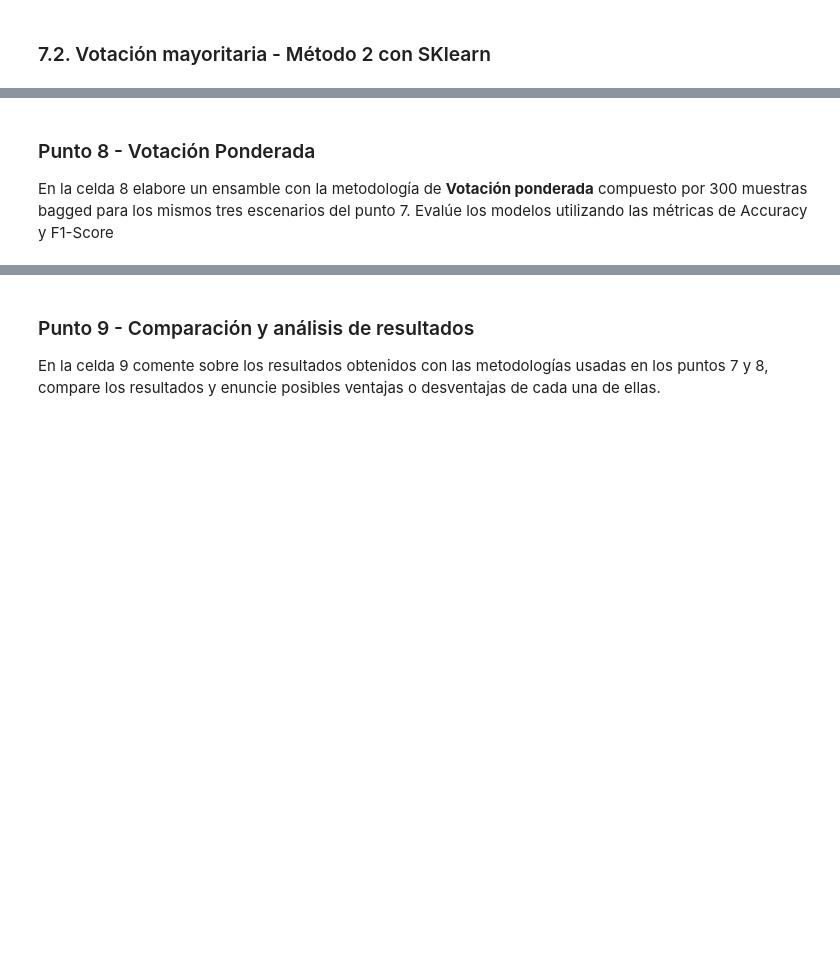
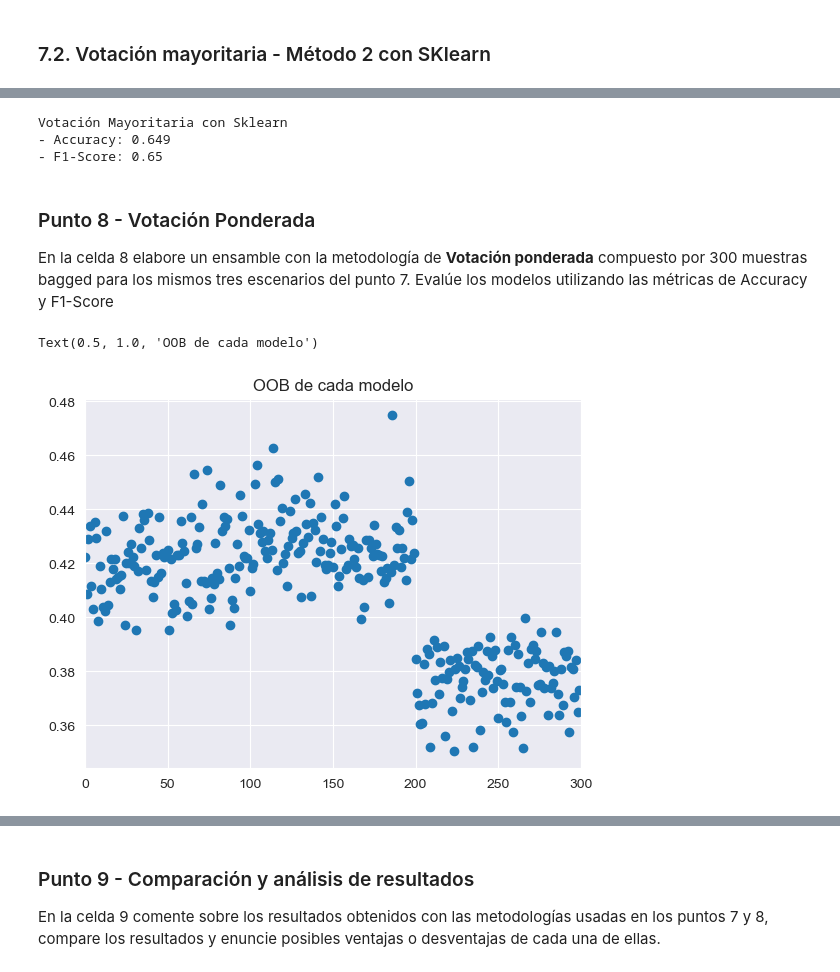
Before and after one commit to jantonioagudelo/MIAD_ML_NLP_2026, a Jupyter notebook: Semana 1/S1TC1_arboles_ensamblajes.ipynb, the cells around one changed output, grey strips where cells are left out. Cells and saved outputs as stored; diff of their text form; code cells hidden in the pictures; blank space fills up the shorter version.

```diff
--- a/Semana 1/S1TC1_arboles_ensamblajes.ipynb
+++ b/Semana 1/S1TC1_arboles_ensamblajes.ipynb
@@ -843,0 +850,5 @@ f1_score(predict_hojas, y_test), accuracy_score(predict_hojas, y_test)
+# %%
+modelo_mrl = LogisticRegression(max_iter = 2000)
+ens_mrl = BaggingClassifier(estimator = modelo_mrl, n_estimators = 100, bootstrap = True, random_state = 42, oob_score = True)
+# %%
+ens_mrl.fit(X_train, y_train)
@@ -844,3 +898,13 @@ f1_score(predict_hojas, y_test), accuracy_score(predict_hojas, y_test)
+# %%
+scores_vmskl = [{'modelo': 'Votacion mayoritaria Sklearn', 'accuracy': round(accuracy_score(y_test, y_pred_sk), 3), 'f1': round(f1_score(y_test, y_pred_sk), 3)}]
+
+print('Votación Mayoritaria con Sklearn')
+print(f"- Accuracy: {scores_vmskl[0]['accuracy']}")
+print(f"- F1-Score: {scores_vmskl[0]['f1']}")
+# %% [output]
+Votación Mayoritaria con Sklearn
+- Accuracy: 0.649
+- F1-Score: 0.65
 # %% [markdown]
 ### Punto 8 - Votación Ponderada
 En la celda 8 elabore un ensamble con la metodología de **Votación ponderada** compuesto por 300 muestras bagged para los mismos tres escenarios del punto 7. Evalúe los modelos utilizando las métricas de Accuracy y F1-Score
@@ -848,0 +911,22 @@ En la celda 8 elabore un ensamble con la metodología de **Votación ponderada**
+# %%
+# Celda 8
+samples_oob = []
+
+for sample in samples:
+    samples_oob.append(sorted(set(range(n_samples)) - set(sample)))
+# %%
+errores = np.zeros(n_estimators)
+predicciones_w = np.zeros((X_test.shape[0], n_estimators))
+
+for i in range(n_estimators):
+    y_pred_w = modelos_entrenados[i].predict(X_train.iloc[samples_oob[i]])
+    errores[i] = 1 - accuracy_score(y_train.iloc[samples_oob[i]], y_pred_w)
+
+    predicciones_w[:, i] = modelo.predict(X_test)
+# %%
+plt.scatter(range(n_estimators), errores)
+plt.xlim([0, n_estimators])
+plt.title('OOB de cada modelo')
+# %% [output]
+Text(0.5, 1.0, 'OOB de cada modelo')
+[figure, added]
```
Also changed, not shown: parts of 25 cells of this notebook.
